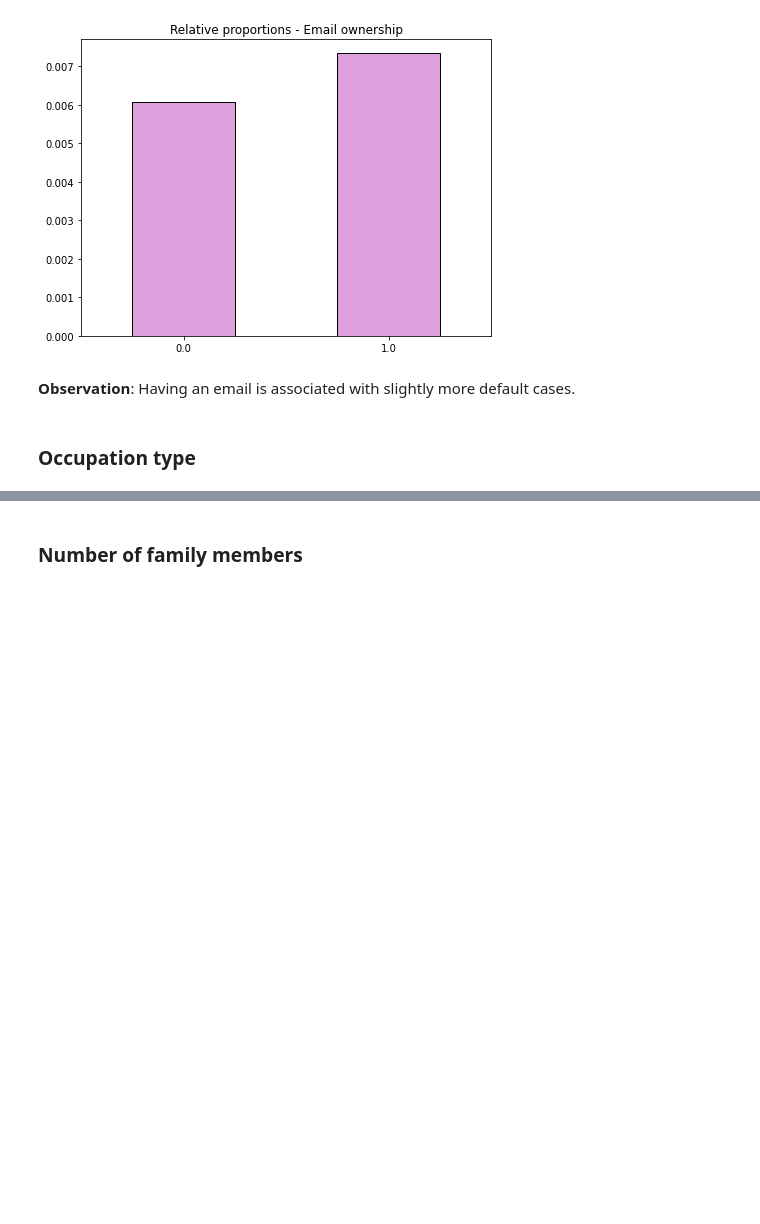
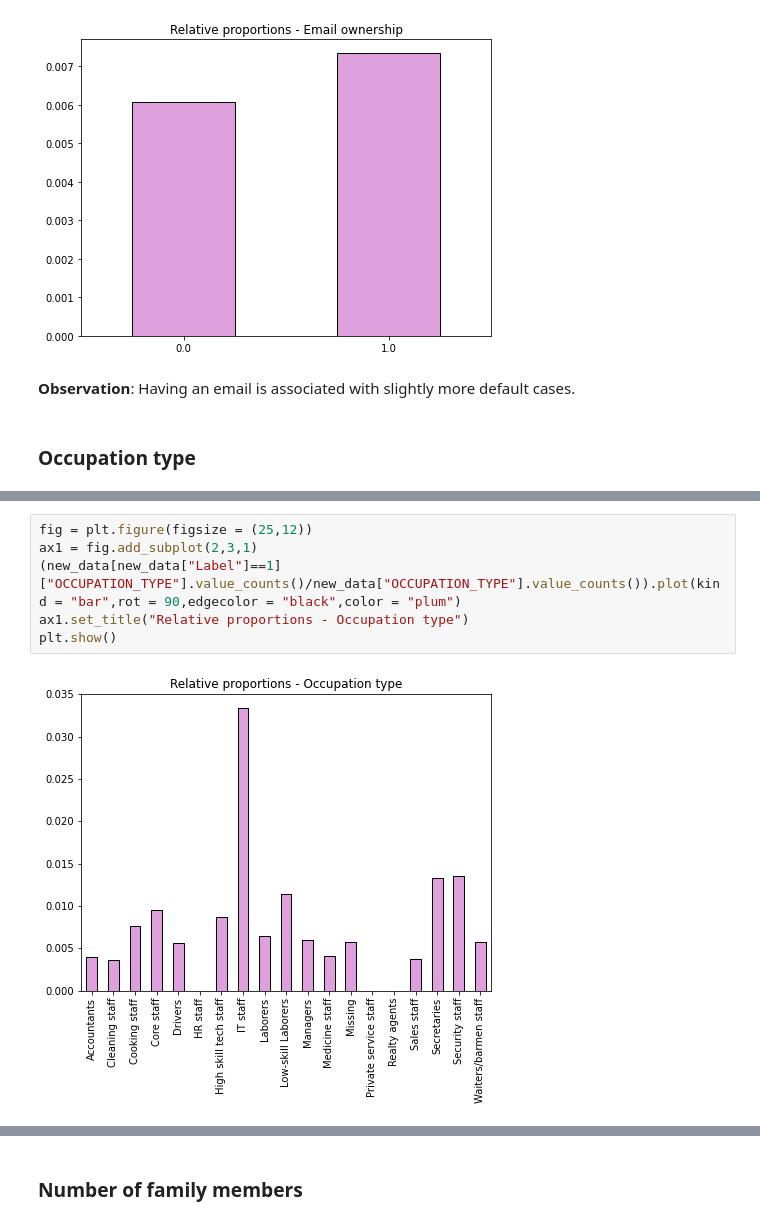
Before and after one commit to jmoschos/Credit-score-approval, a Jupyter notebook: Credit_score.ipynb, the cells around one changed output, grey strips where cells are left out. Saved outputs shown, nothing was run; the diff lists cells and outputs as text; blank space fills up the shorter version.

```diff
--- a/Credit_score.ipynb
+++ b/Credit_score.ipynb
@@ -972,0 +996,8 @@ plt.show()
+# %%
+fig = plt.figure(figsize = (25,12))
+ax1 = fig.add_subplot(2,3,1)
+(new_data[new_data["Label"]==1]["OCCUPATION_TYPE"].value_counts()/new_data["OCCUPATION_TYPE"].value_counts()).plot(kind = "bar",rot = 90,edgecolor = "black",color = "plum")
+ax1.set_title("Relative proportions - Occupation type")
+plt.show()
+# %% [output]
+[figure, added]
```
Also changed, not shown: parts of 60 cells of this notebook.
